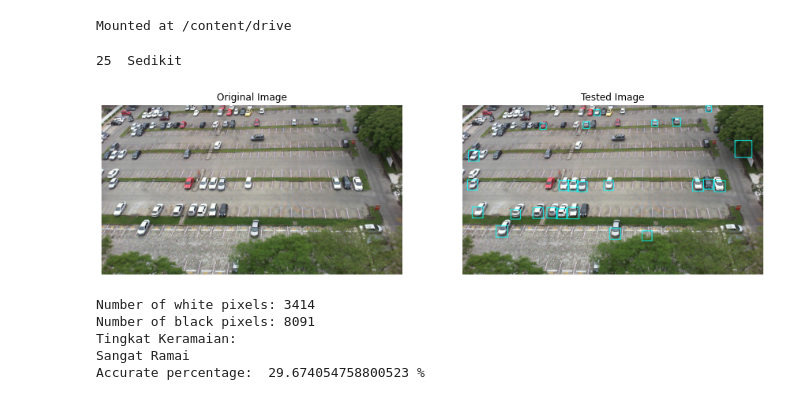
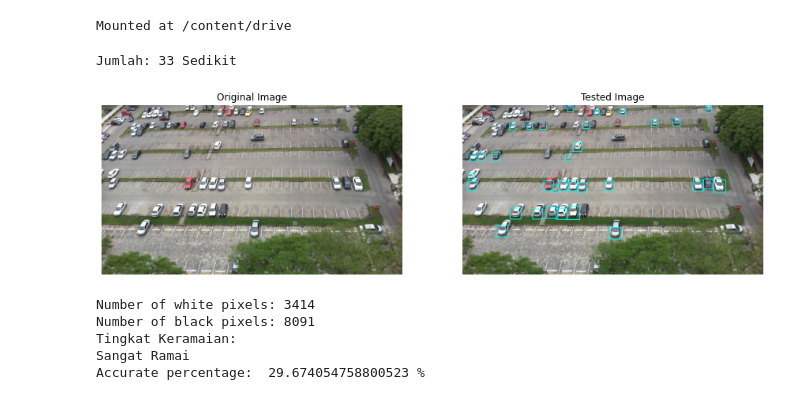
Before and after one commit to fauzanmuh/PCVK_UAS_CarPark, a Jupyter notebook: PCVK_UAS.ipynb, the cells around one changed output. Cells and saved outputs as stored; diff of their text form; code cells hidden in the pictures.

```diff
--- a/PCVK_UAS.ipynb
+++ b/PCVK_UAS.ipynb
@@ -28,7 +28,7 @@ img2 = cv2.imread(img_car)
 image_path = '/content/drive/MyDrive/PCVK/UAS/car_park'
 gray = cv2.cvtColor(img, cv2.COLOR_BGR2GRAY)
 car_cascade = cv2.CascadeClassifier('/content/drive/MyDrive/PCVK/UAS/carDetection.xml')
-cars = car_cascade.detectMultiScale(gray, 1.2, 5)
+cars = car_cascade.detectMultiScale(gray, 1.1, 7)
 # %%
 def pic_multi(imgA,imgB):
   fig = plt.figure(figsize=(15, 15))
@@ -45,22 +45,27 @@ def pic_multi(imgA,imgB):
 # %%
 jumlah = 0;
 for(x, y, w, h) in cars:
   jumlah+=1;
   detected_car = img2[int(y):int(y + h), int(x):int(x + w)]
-  cv2.imwrite("/content/drive/MyDrive/PCVK/UAS/car_park/car" + str(jumlah) + ".jpg",detected_car)
+
+  # Untuk Menyimpan foto hasil deteksi
+  #cv2.imwrite("/content/drive/MyDrive/PCVK/UAS/car_park/car" + str(jumlah) + ".jpg",detected_car)
+
   cv2.rectangle(img,(x, y),(x + w, y + h),(255, 255, 0), 2)
 
 pic_multi(img2, img)
 
 if jumlah < 85:
-  print(jumlah," Sedikit")
+  print("Jumlah:", jumlah, "Sedikit")
 elif jumlah >= 85 and jumlah < 170:
-  print(jumlah," Sedang")
+  print("Jumlah:", jumlah, "Sedang")
+elif jumlah >= 170 and jumlah < 339:
+  print("Jumlah:", jumlah, "Banyak")
 else:
-  print(jumlah," Banyak")
+  print("Jumlah:", jumlah, "Penuh")
 # %% [output]
-25  Sedikit
+Jumlah: 33 Sedikit
-[figure, old version]
+[figure, new version]
 # %%
 # Image Path
 img3 = cv2.imread('/content/drive/MyDrive/PCVK/UAS/2012-10-25_09_33_23.jpg')
```
